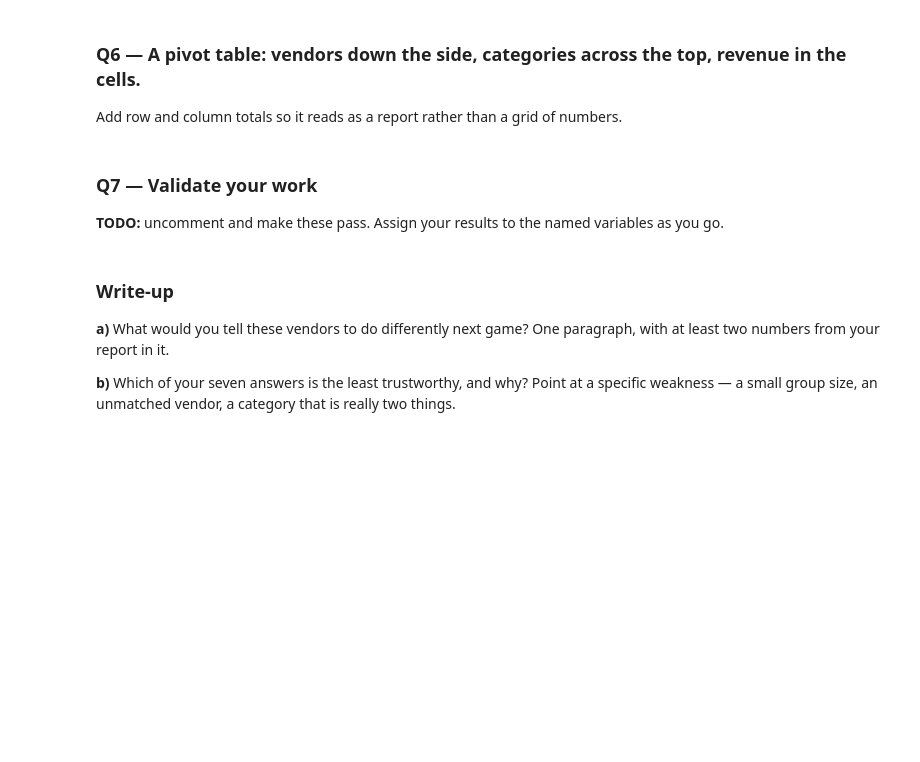
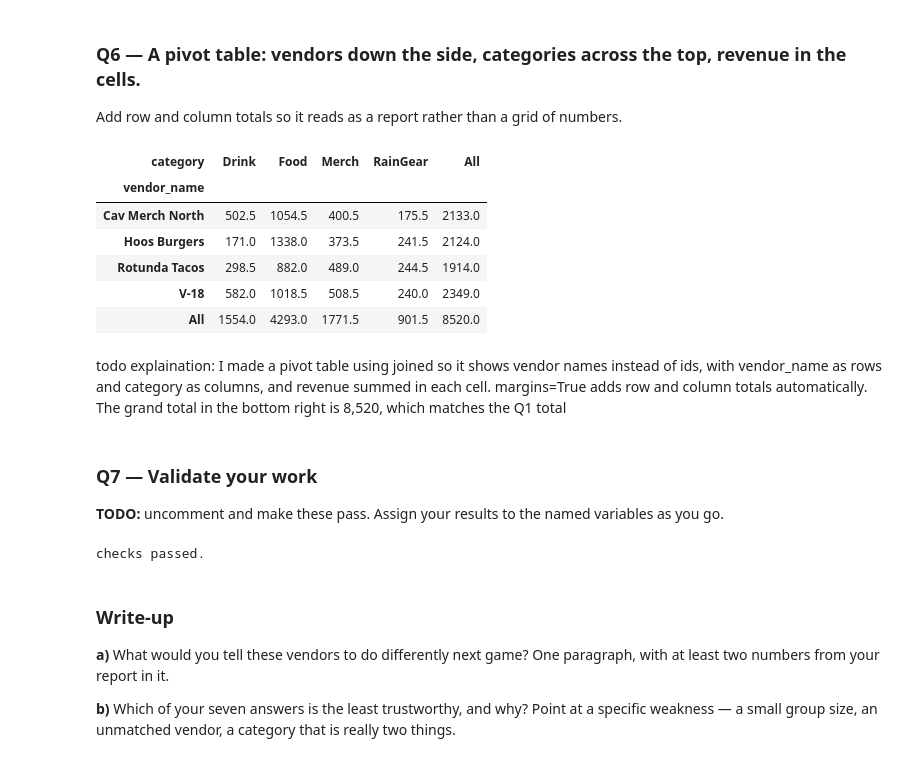
Before and after one commit to prabhnoor14/ds2002-fa26, a Jupyter notebook: notebooks/03-pandas-cleaning/2026_09_18_—_Pandas_Challenge_—_Lab.ipynb, the cells around one changed output. Cells and saved outputs as stored; diff of their text form; code cells hidden in the pictures; blank space fills up the shorter version.

```diff
--- a/notebooks/03-pandas-cleaning/2026_09_18_—_Pandas_Challenge_—_Lab.ipynb
+++ b/notebooks/03-pandas-cleaning/2026_09_18_—_Pandas_Challenge_—_Lab.ipynb
@@ -33,0 +39,9 @@ df.head()
+# %%
+# TODO
+df['revenue'] = df['qty'] * df['price']
+
+total_revenue = df['revenue'].sum()
+total_units = df['qty'].sum()
+
+print(total_revenue, total_units)
+print(f"Across all 400 orders, vendors generated ${total_revenue:,.2f} in revenue from {total_units} units sold.")
@@ -62,3 +127,13 @@ vendor_names = pd.DataFrame({
 })
 
 # TODO: merge, validate, and report the unmatched vendor
+joined = df.merge(vendor_names, on='vendor_id', how='left', validate='many_to_one')
+
+rows_match = len(joined) == len(df)
+revenue_match = joined['revenue'].sum() == df['revenue'].sum()
+
+print(f'rows match: {rows_match}')
+print(f'revenue match: {revenue_match}')
+
+unmatched = joined.loc[joined['vendor_name'].isna(), 'vendor_id'].unique()
+print(f'unmatched vendor: {unmatched}')
@@ -66,0 +146,3 @@ vendor_names = pd.DataFrame({
+# %%
+joined['vendor_name'] = joined['vendor_name'].fillna(joined['vendor_id'])
+print(joined['vendor_name'].isna().sum())
@@ -73,13 +157,29 @@ Add row and column totals so it reads as a report rather than a grid of numbers.
+# %%
+# TODO
+pivot = pd.pivot_table(joined, values='revenue', index='vendor_name', columns='category', aggfunc='sum', margins=True)
+pivot
+# %% [output]
+| category | Drink | Food | Merch | RainGear | All |
+| vendor_name |  |  |  |  |  |
+| Cav Merch North | 502.5 | 1054.5 | 400.5 | 175.5 | 2133.0 |
+| Hoos Burgers | 171.0 | 1338.0 | 373.5 | 241.5 | 2124.0 |
+| Rotunda Tacos | 298.5 | 882.0 | 489.0 | 244.5 | 1914.0 |
+| V-18 | 582.0 | 1018.5 | 508.5 | 240.0 | 2349.0 |
+| All | 1554.0 | 4293.0 | 1771.5 | 901.5 | 8520.0 |
+# %% [markdown]
+todo explaination: I made a pivot table using joined so it shows vendor names instead of ids, with vendor_name as rows and category as columns, and revenue summed in each cell. margins=True adds row and column totals automatically. The grand total in the bottom right is 8,520, which matches the Q1 total
 # %% [markdown]
 ### Q7 — Validate your work
 
 **TODO:** uncomment and make these pass. Assign your results to the named variables as you go.
 # %%
-# assert len(df) == 400
-# assert 8000 < df['revenue'].sum() < 9000, df['revenue'].sum()
-# assert abs(by_category['revenue'].sum() - df['revenue'].sum()) < 0.01
-# assert len(joined) == len(df), 'the vendor merge changed the row count'
+assert len(df) == 400
+assert 8000 < df['revenue'].sum() < 9000, df['revenue'].sum()
+assert abs(by_category['revenue'].sum() - df['revenue'].sum()) < 0.01
+assert len(joined) == len(df), 'the vendor merge changed the row count'
 print('checks passed.')
+# %% [output]
+checks passed.
 # %% [markdown]
 ### Write-up
 
```
Also changed, not shown: parts of 22 cells of this notebook.
